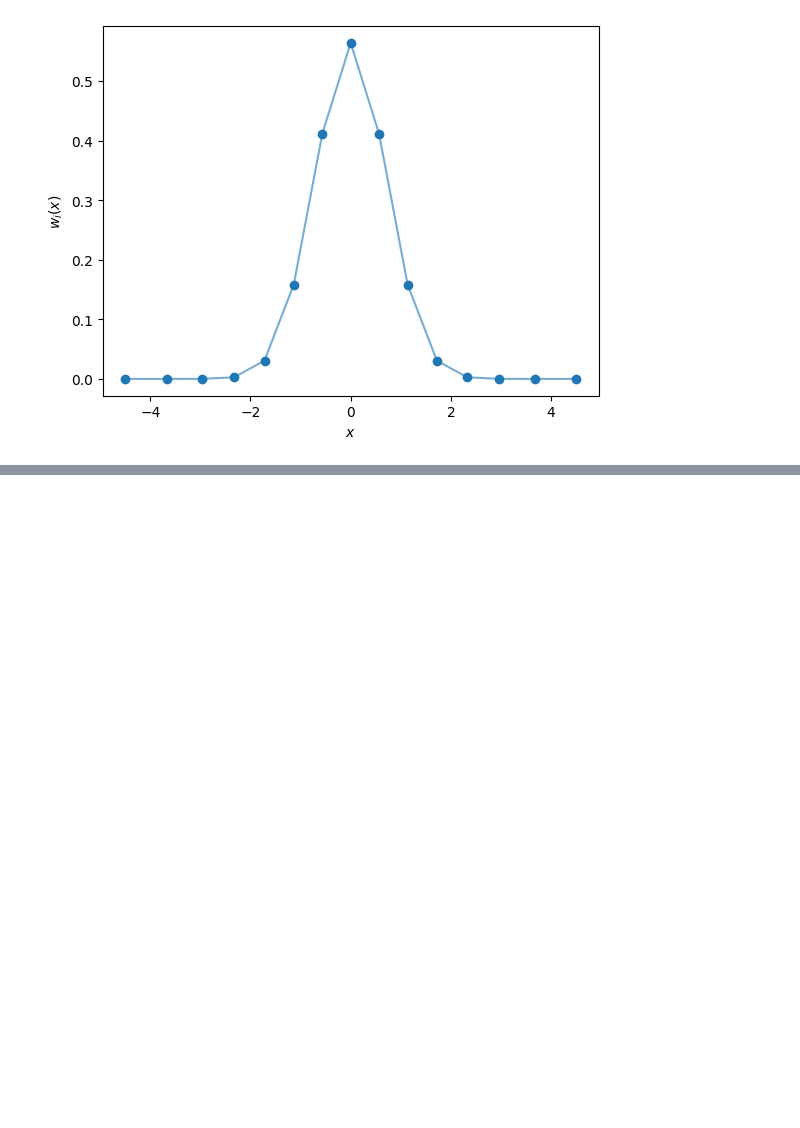
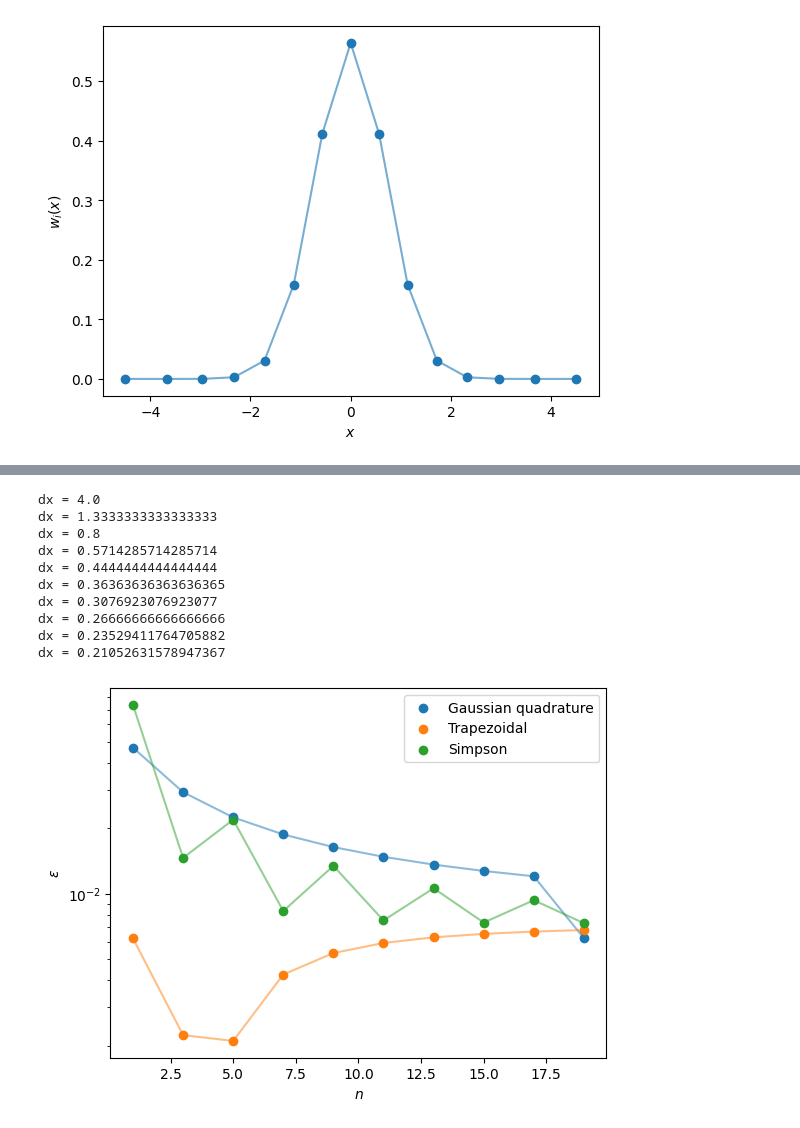
Before and after one commit to mvolpato-unimib/Lab_comp, a Jupyter notebook: ex22/gauss_quad.ipynb, the cells around one changed output, grey strips where cells are left out. Saved outputs shown, nothing was run; the diff lists cells and outputs as text; code cells hidden in the pictures; blank space fills up the shorter version.

```diff
--- a/ex22/gauss_quad.ipynb
+++ b/ex22/gauss_quad.ipynb
@@ -235,0 +218,42 @@ n --> res:
+# %%
+
+n_deg = np.arange(1, 21, 2)
+errs_3_trap = []
+errs_3_sim = []
+for deg in n_deg:
+
+    res = trapezoidal(func, -xmax, xmax, 2*xmax/ deg)
+    print('dx =', 2*xmax/ deg)
+    err = abs(res - true)
+    errs_3_trap.append(err)
+
+    res = Simpson(func, -xmax, xmax, 2*xmax/ deg)
+    err = abs(res - true)
+    errs_3_sim.append(err)
+
+names = [
+    'Gaussian quadrature',
+    'Trapezoidal',
+    'Simpson'
+]
+
+for n, ys in enumerate([errs_3, errs_3_trap, errs_3_sim]):
+    plt.plot(n_deg, ys, alpha=0.5)
+    plt.scatter(n_deg, ys, label=names[n])
+plt.xlabel(rf'$n$')
+plt.ylabel(rf'$\epsilon$')
+plt.yscale('log')
+plt.legend()
+plt.show()
+# %% [output]
+dx = 4.0
+dx = 1.3333333333333333
+dx = 0.8
+dx = 0.5714285714285714
+dx = 0.4444444444444444
+dx = 0.36363636363636365
+dx = 0.3076923076923077
+dx = 0.26666666666666666
+dx = 0.23529411764705882
+dx = 0.21052631578947367
+[figure, added]
```
Also changed, not shown: parts of 7 cells of this notebook, 8 other files.
